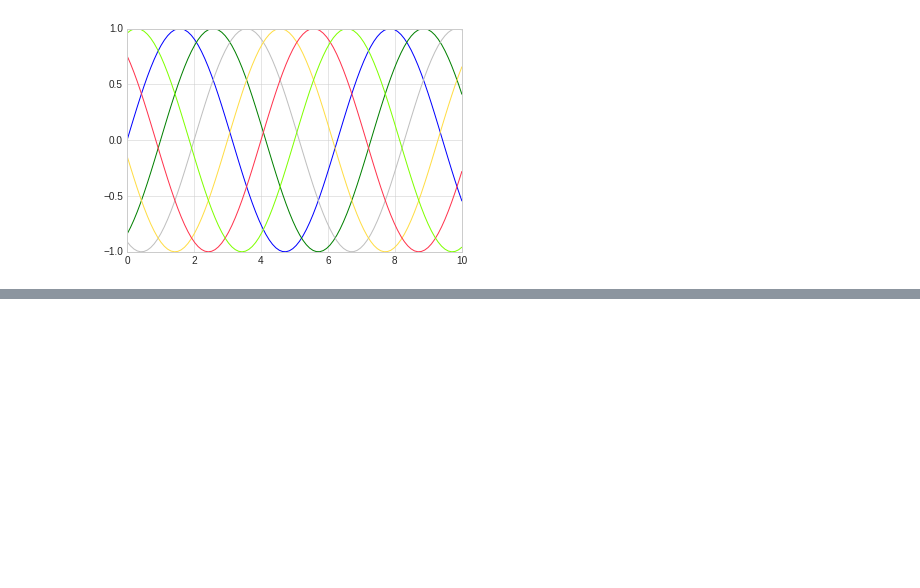
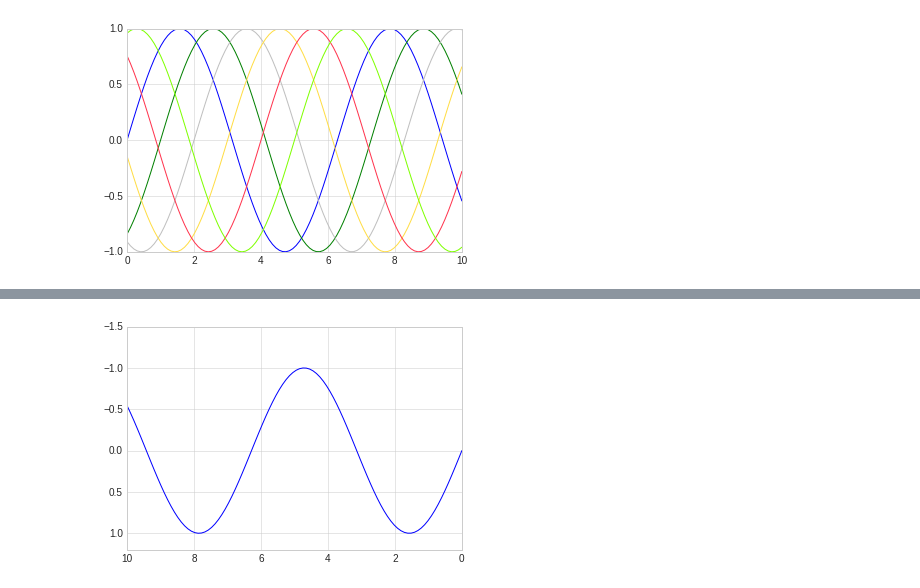
Before and after one commit to aliensmart/machine_learning, a Jupyter notebook: Matplotlib.ipynb, the cells around one changed output, grey strips where cells are left out. Drawn from its saved outputs; the diff is of its cells as text; code cells hidden in the pictures; blank space fills up the shorter version.

```diff
--- a/Matplotlib.ipynb
+++ b/Matplotlib.ipynb
@@ -141,0 +150,7 @@ plt.plot(x, x + 3, ':k')   # solid green
+# %%
+# to reverse the grid
+plt.plot(x, np.sin(x))
+plt.xlim(10, 0) # the start point of x takes the end and the end takes the start
+plt.ylim(1.2, -1.5);
+# %% [output]
+[figure, added]
```
Also changed, not shown: parts of 10 cells of this notebook.
